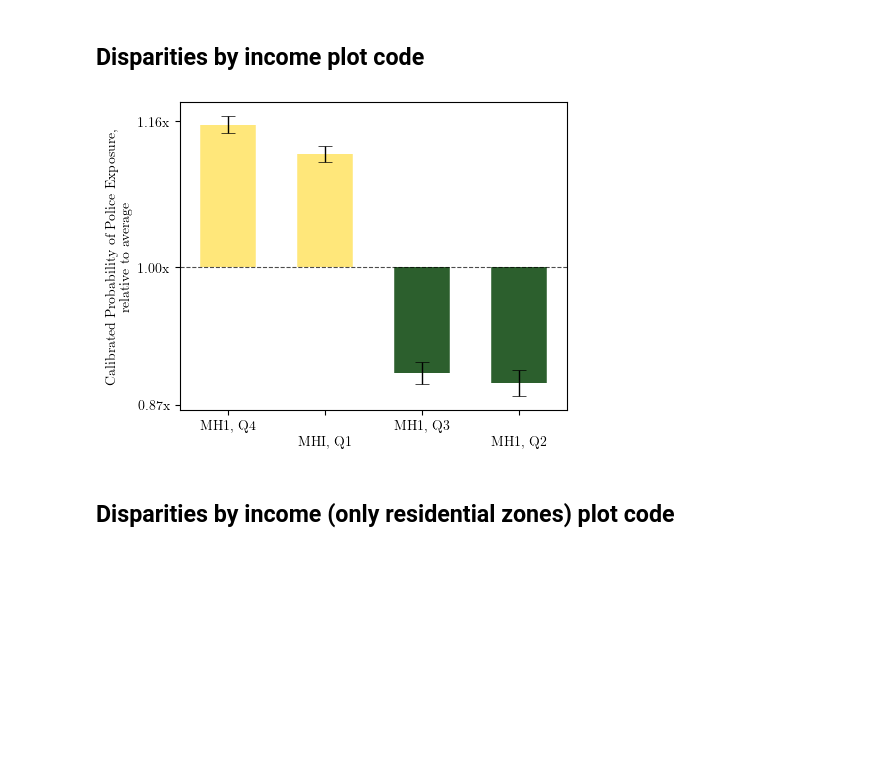
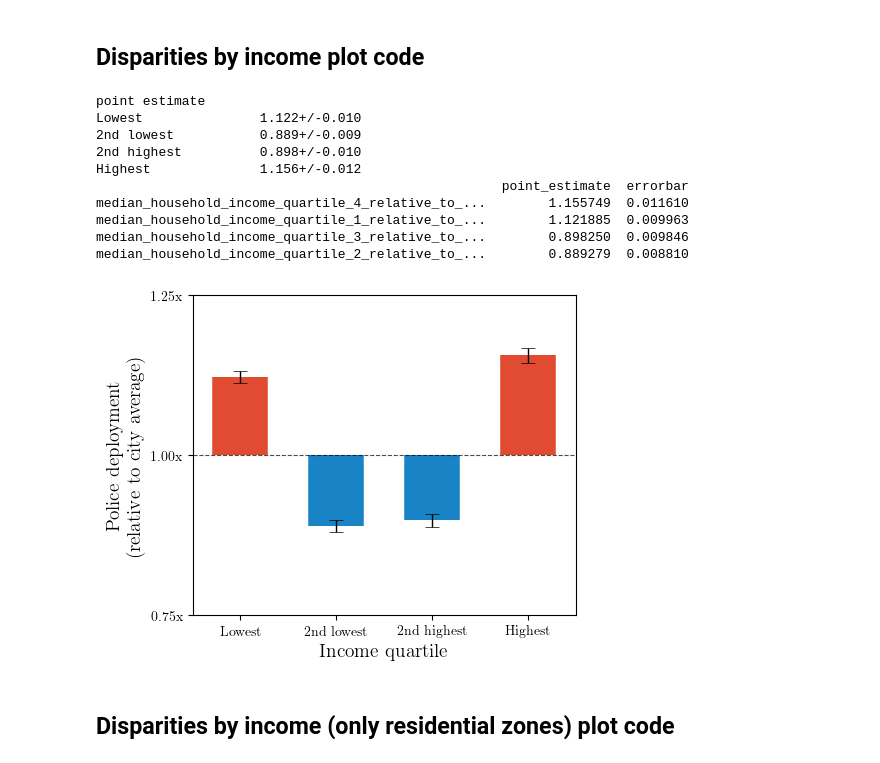
Before and after one commit to mattwfranchi/police-deployment-patterns, a Jupyter notebook: notebooks/Bootstrapped-Disparities-Plots.ipynb, the cells around one changed output. Saved outputs shown, nothing was run; the diff lists cells and outputs as text; code cells hidden in the pictures; blank space fills up the shorter version.

```diff
--- a/notebooks/Bootstrapped-Disparities-Plots.ipynb
+++ b/notebooks/Bootstrapped-Disparities-Plots.ipynb
@@ -21,8 +21,9 @@ rc('text.latex', preamble=r'\usepackage{amsmath} \usepackage[T1]{fontenc}')
 ## Directory verification / setup
 This code should work by default, assuming the directory layout in the Git repo is unchanged.
 # %%
+N_BOOTSTRAPS = 100
 BOOTSTRAPS_PATH = "../plot_data"
-PLOTS_PATH = "../plot/figures"
+PLOTS_PATH = "../plots/figures"
 # %%
 p = Path(PLOTS_PATH)
 if not p.is_dir():
@@ -146,16 +169,28 @@ plt.savefig(f'{PLOTS_PATH}/bootstrapped_zone_plot.jpg', bbox_inches="tight")
 INCOME_DATA_PATH = f"{BOOTSTRAPS_PATH}/median_household_income_bootstraps.json"
 # %%
 income_label_mapping = {
-    "median_household_income_quartile_1_relative_to_average": "MHI, Q1",
-    "median_household_income_quartile_2_relative_to_average": "MH1, Q2",
-    "median_household_income_quartile_3_relative_to_average": "MH1, Q3",
-    "median_household_income_quartile_4_relative_to_average": "MH1, Q4"
+    "median_household_income_quartile_1_relative_to_average": "Lowest",
+    "median_household_income_quartile_2_relative_to_average": "2nd lowest",
+    "median_household_income_quartile_3_relative_to_average": "2nd highest",
+    "median_household_income_quartile_4_relative_to_average": "Highest"
 }
 # %%
-fig, ax = bootstrapped_plots(data_path=INCOME_DATA_PATH, label_mapping=income_label_mapping)
-plt.savefig(f'{PLOTS_PATH}/bootstrapped_income_plot.jpg', bbox_inches="tight")
+fig, ax = bootstrapped_plots(data_path=INCOME_DATA_PATH, label_mapping=income_label_mapping, ylim=[0.75, 1.25],
+            xlabel='Income quartile',
+            xtick_order=['Lowest', '2nd lowest', '2nd highest', 'Highest'])
+plt.savefig(f'{PLOTS_PATH}/bootstrapped_income_plot.pdf', bbox_inches="tight")
 # %% [output]
+point estimate
+Lowest               1.122+/-0.010
+2nd lowest           0.889+/-0.009
+2nd highest          0.898+/-0.010
+Highest              1.156+/-0.012
+                                                    point_estimate  errorbar
+median_household_income_quartile_4_relative_to_...        1.155749  0.011610
+median_household_income_quartile_1_relative_to_...        1.121885  0.009963
+median_household_income_quartile_3_relative_to_...        0.898250  0.009846
+median_household_income_quartile_2_relative_to_...        0.889279  0.008810
-[figure, old version]
+[figure, new version]
 # %% [markdown]
 ## Disparities by income (only residential zones) plot code
 # %%
```
Also changed, not shown: parts of 11 cells of this notebook.
